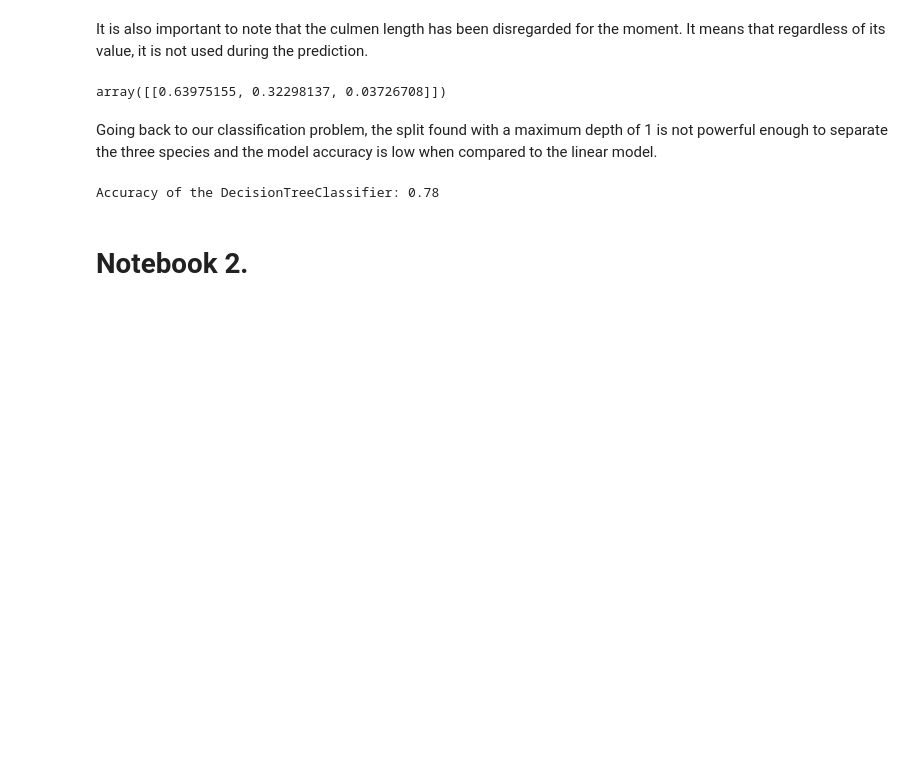
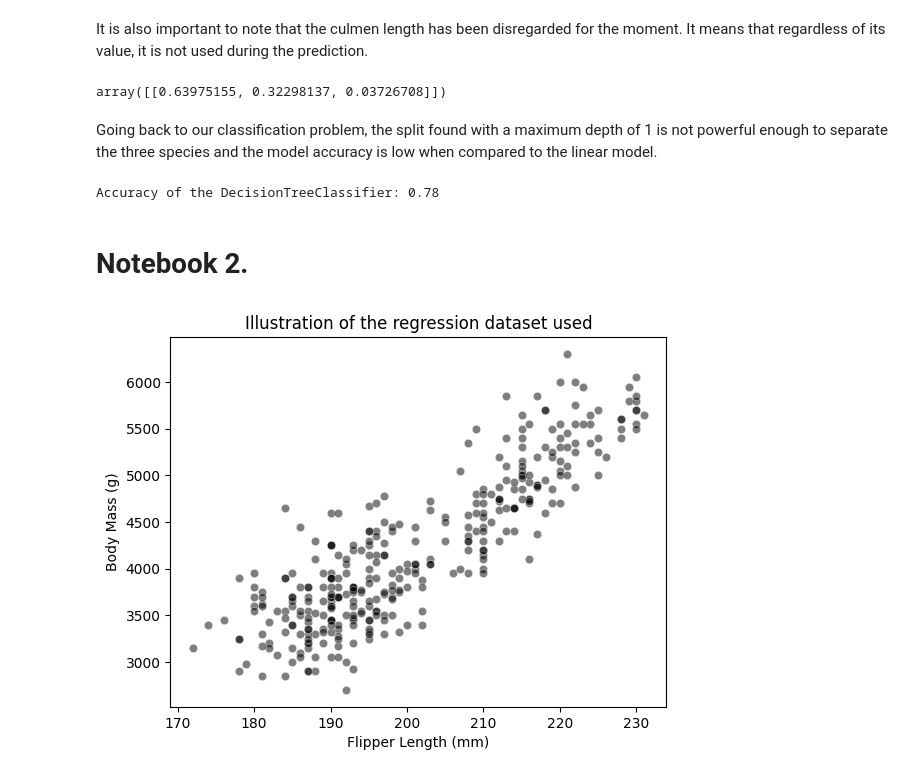
Before and after one commit to DavidGuzzi/inria, a Jupyter notebook: module_5.ipynb, the cells around one changed output. Saved outputs shown, nothing was run; the diff lists cells and outputs as text; code cells hidden in the pictures; blank space fills up the shorter version.

```diff
--- a/module_5.ipynb
+++ b/module_5.ipynb
@@ -236,3 +236,13 @@ data_test = pd.DataFrame(
     np.arange(data_train[feature_name].min(), data_train[feature_name].max()),
     columns=[feature_name],
 )
+# %%
+import matplotlib.pyplot as plt
+import seaborn as sns
+
+sns.scatterplot(
+    data=penguins, x=feature_name, y=target_name, color="black", alpha=0.5
+)
+_ = plt.title("Illustration of the regression dataset used")
+# %% [output]
+[figure, added]
```
Also changed, not shown: parts of 5 cells of this notebook.
